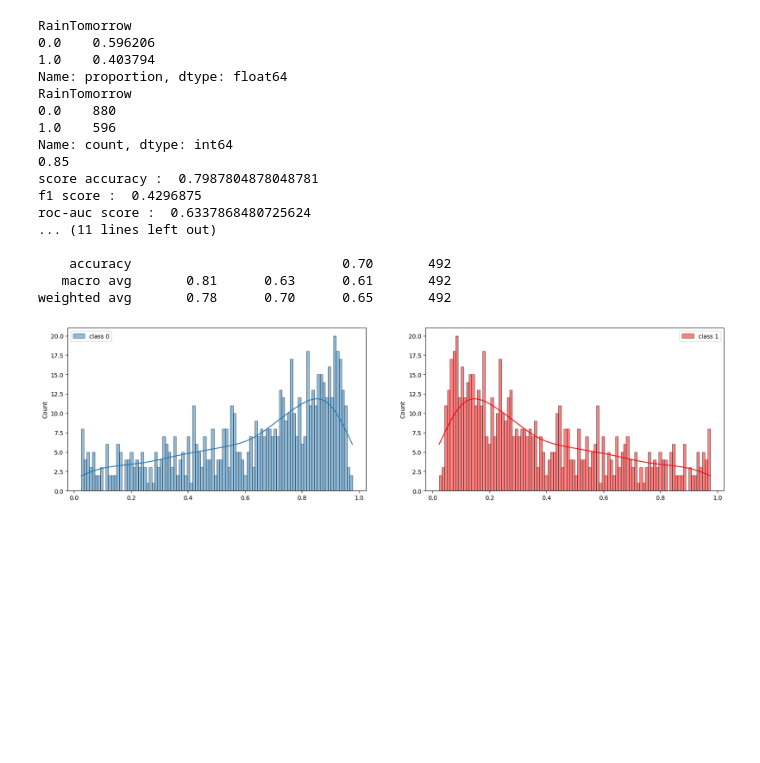
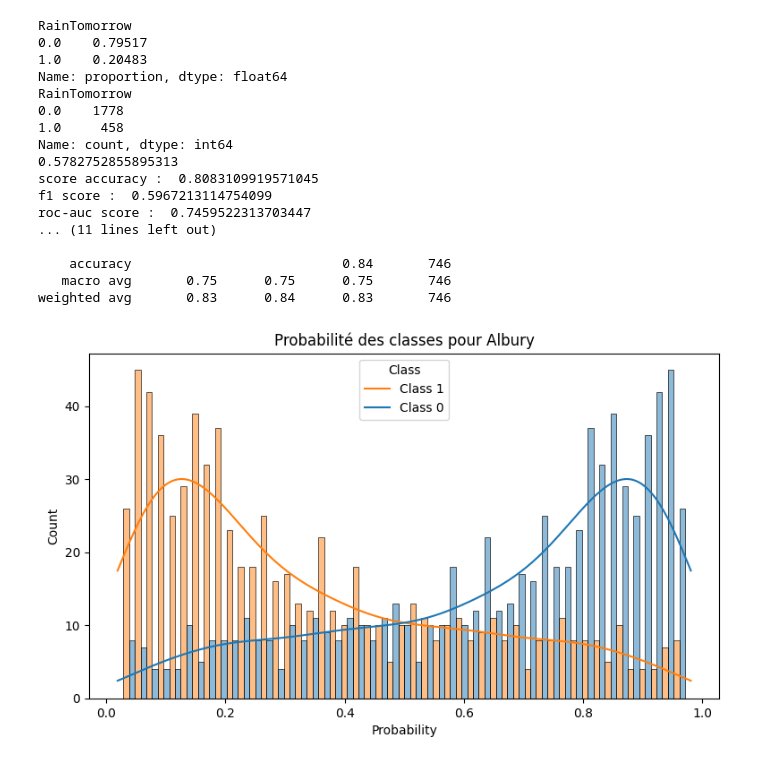
Before and after one commit to alastirm/NOV24_MLOPS_METEO, a Jupyter notebook: src2/test.ipynb, the cells around one changed output. Cells and saved outputs as stored; diff of their text form; code cells hidden in the pictures; blank space fills up the shorter version.

```diff
--- a/src2/test.ipynb
+++ b/src2/test.ipynb
@@ -43,7 +45,7 @@ df = pd.read_csv('../data/weatherAUS.csv')
 #     else:
 #         print(f"La ville '{city}' n'est pas dans la liste. \n\n Veuillez choisir une ville parmi celles disponibles.")
 
-city = 'Portland'
+city = 'Albury'
 
 df = df[df['Location'].isin([city])]
 
@@ -82,9 +84,8 @@ df_transformed = Pipeline(transformers).fit_transform(df)
 
 df = df.drop(columns = ['Location', 'WindGustDir', 'WindDir9am', 'WindDir3pm'] + columns_to_drop)
 df = df.set_index('Date')
+print(df.columns)
 
 df.dropna(inplace = True)
 # print('apres', df.info())
-
-df.to_csv('../data_saved/data_mat2.csv')
 # %% [output]
@@ -123,12 +133,8 @@ prob = model.predict_proba(X_test_scaled)
 
 y_pred_prob1 = model.predict_proba(X_test_scaled)[:, 1]
 
-ir = IsotonicRegression(out_of_bounds='clip')
-y_pred_prob1_calibrated = ir.fit_transform(y_pred_prob1, y_test)
-
-#calcul automatique du meilleur seuil
 if y_train.value_counts(normalize = True)[1] < 0.15:
-    threshold = 0.165
+        threshold = 0.165
 if y_train.value_counts(normalize = True)[1] > 0.30:
     threshold = 0.85
 else:
@@ -150,38 +156,39 @@ print(confusion_matrix(y_test, y_pred), '\n\n')
 print(classification_report(y_test, y_pred))
 # %% [output]
 RainTomorrow
-0.0    0.596206
-1.0    0.403794
+0.0    0.79517
+1.0    0.20483
 Name: proportion, dtype: float64
 RainTomorrow
-0.0    880
-1.0    596
+0.0    1778
+1.0     458
 Name: count, dtype: int64
-0.85
-score accuracy :  0.7987804878048781
-f1 score :  0.4296875
-roc-auc score :  0.6337868480725624
+0.5782752855895313
+score accuracy :  0.8083109919571045
+f1 score :  0.5967213114754099
+roc-auc score :  0.7459522313703447
 ... (11 lines left out)
 
-    accuracy                           0.70       492
-   macro avg       0.81      0.63      0.61       492
-weighted avg       0.78      0.70      0.65       492
+    accuracy                           0.84       746
+   macro avg       0.75      0.75      0.75       746
+weighted avg       0.83      0.84      0.83       746
 # %%
 # y_pred_prob = model.predict_proba(X_test_scaled)
 # probs_inverted = 1 - probs_scaled
 # probs_normalized_1 = probs_inverted / np.max(probs_inverted)
 
 
 plt.figure(figsize = (20, 5))
 plt.subplot(121)
-sns.histplot(prob[:, 0], bins = 100, label = 'class 0', kde = True)
-plt.legend()
-plt.subplot(122)
-sns.histplot(prob[:, 1], bins = 100, color = 'red', label = 'class 1', kde = True)
-plt.legend()
+sns.histplot(prob, bins = 50, kde = True,
+             stat = 'count', multiple = 'dodge',
+             color = ['yellow', 'blue'])
+plt.xlabel('Probability')
+plt.legend(title='Class', labels=['Class 1', 'Class 0'], loc='upper center')
+plt.title(f'Probabilité des classes pour {city}')
 plt.show()
 # %% [output]
-[figure, old version]
+[figure, new version]
 # %%
 f1_1 = []
 roc_1 = []
```
Also changed, not shown: parts of 15 cells of this notebook.
